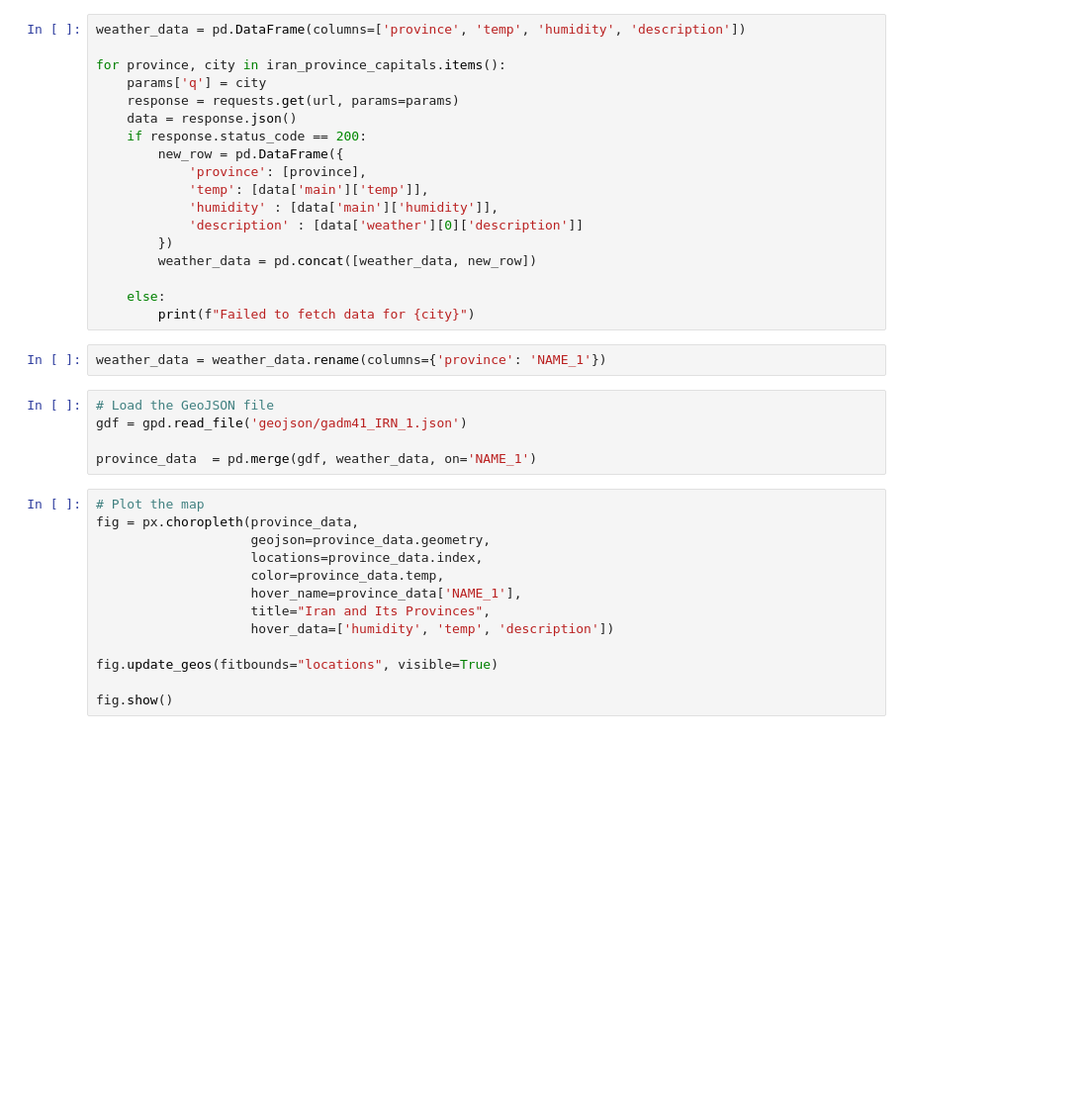
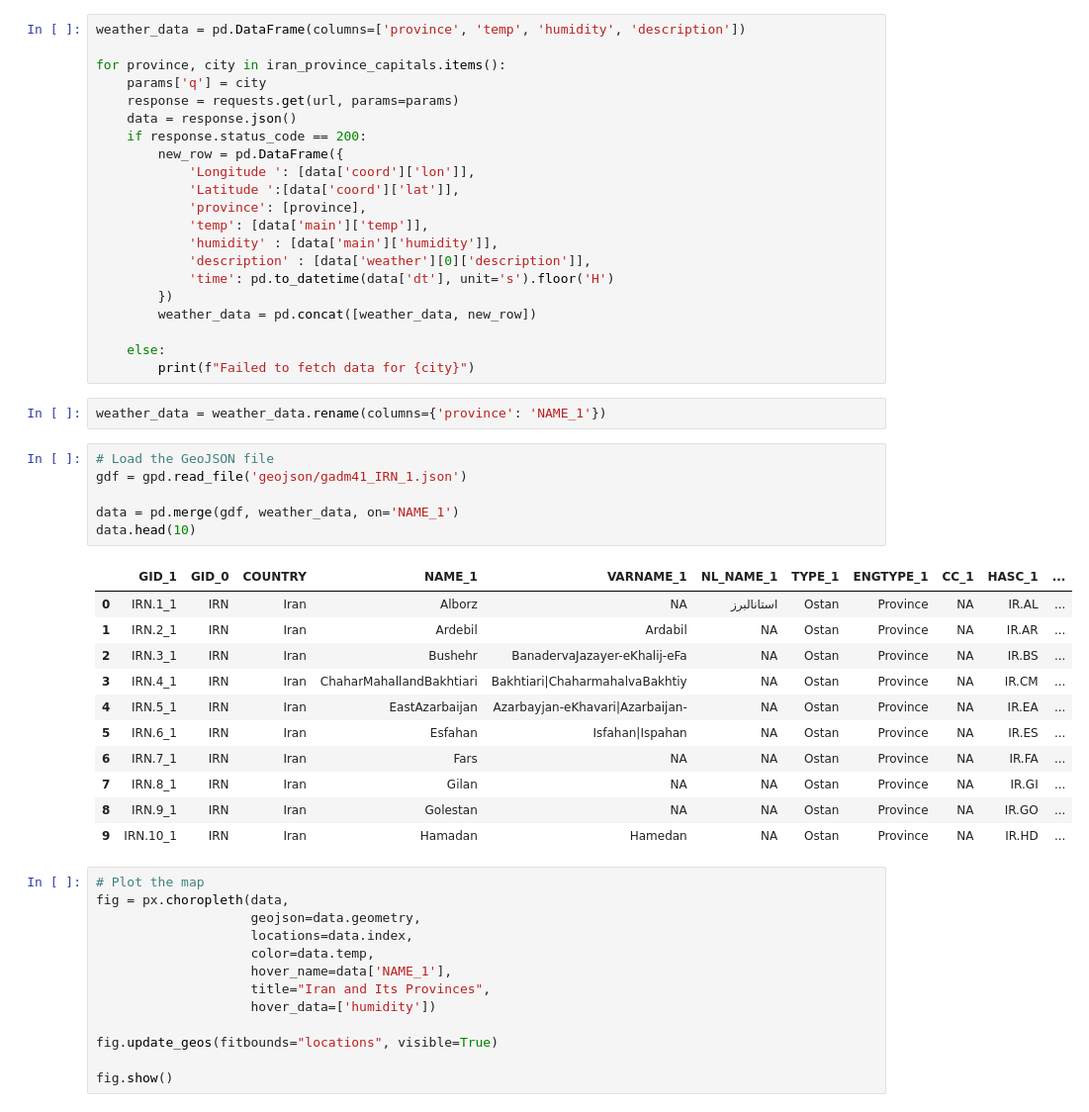
Before and after one commit to AA-2003/weather-analysis, a Jupyter notebook: main.ipynb, the cells around one changed output. Shown at 99% size. Cells and saved outputs as stored; diff of their text form; blank space fills up the shorter version.

Commit message:
Maybe the last commit for a long time.

```diff
--- a/main.ipynb
+++ b/main.ipynb
@@ -57,10 +56,13 @@ for province, city in iran_province_capitals.items():
     data = response.json()
     if response.status_code == 200:
         new_row = pd.DataFrame({
+            'Longitude ': [data['coord']['lon']],
+            'Latitude ':[data['coord']['lat']],
             'province': [province],
             'temp': [data['main']['temp']],
             'humidity' : [data['main']['humidity']],
-            'description' : [data['weather'][0]['description']]
+            'description' : [data['weather'][0]['description']],
+            'time': pd.to_datetime(data['dt'], unit='s').floor('H')
         })
         weather_data = pd.concat([weather_data, new_row])
 
@@ -71,17 +73,30 @@ weather_data = weather_data.rename(columns={'province': 'NAME_1'})
 # %%
 # Load the GeoJSON file
 gdf = gpd.read_file('geojson/gadm41_IRN_1.json')
 
-province_data  = pd.merge(gdf, weather_data, on='NAME_1')
+data = pd.merge(gdf, weather_data, on='NAME_1')
+data.head(10)
+# %% [output]
+|  | GID_1 | GID_0 | COUNTRY | NAME_1 | VARNAME_1 | NL_NAME_1 | TYPE_1 | ENGTYPE_1 | CC_1 | HASC_1 | ... |
+| 0 | IRN.1_1 | IRN | Iran | Alborz | NA | استانالبرز | Ostan | Province | NA | IR.AL | ... |
+| 1 | IRN.2_1 | IRN | Iran | Ardebil | Ardabil | NA | Ostan | Province | NA | IR.AR | ... |
+| 2 | IRN.3_1 | IRN | Iran | Bushehr | BanadervaJazayer-eKhalij-eFa | NA | Ostan | Province | NA | IR.BS | ... |
+| 3 | IRN.4_1 | IRN | Iran | ChaharMahallandBakhtiari | Bakhtiari|ChaharmahalvaBakhtiy | NA | Ostan | Province | NA | IR.CM | ... |
+| 4 | IRN.5_1 | IRN | Iran | EastAzarbaijan | Azarbayjan-eKhavari|Azarbaijan- | NA | Ostan | Province | NA | IR.EA | ... |
+| 5 | IRN.6_1 | IRN | Iran | Esfahan | Isfahan|Ispahan | NA | Ostan | Province | NA | IR.ES | ... |
+| 6 | IRN.7_1 | IRN | Iran | Fars | NA | NA | Ostan | Province | NA | IR.FA | ... |
+| 7 | IRN.8_1 | IRN | Iran | Gilan | NA | NA | Ostan | Province | NA | IR.GI | ... |
+| 8 | IRN.9_1 | IRN | Iran | Golestan | NA | NA | Ostan | Province | NA | IR.GO | ... |
+| 9 | IRN.10_1 | IRN | Iran | Hamadan | Hamedan | NA | Ostan | Province | NA | IR.HD | ... |
 # %%
 # Plot the map
-fig = px.choropleth(province_data,
-                    geojson=province_data.geometry,
-                    locations=province_data.index,
-                    color=province_data.temp,
-                    hover_name=province_data['NAME_1'],
+fig = px.choropleth(data,
+                    geojson=data.geometry,
+                    locations=data.index,
+                    color=data.temp,
+                    hover_name=data['NAME_1'],
                     title="Iran and Its Provinces",
-                    hover_data=['humidity', 'temp', 'description'])
+                    hover_data=['humidity'])
 
 fig.update_geos(fitbounds="locations", visible=True)
 
```
Also changed, not shown: parts of 6 cells of this notebook, 2 other files.
